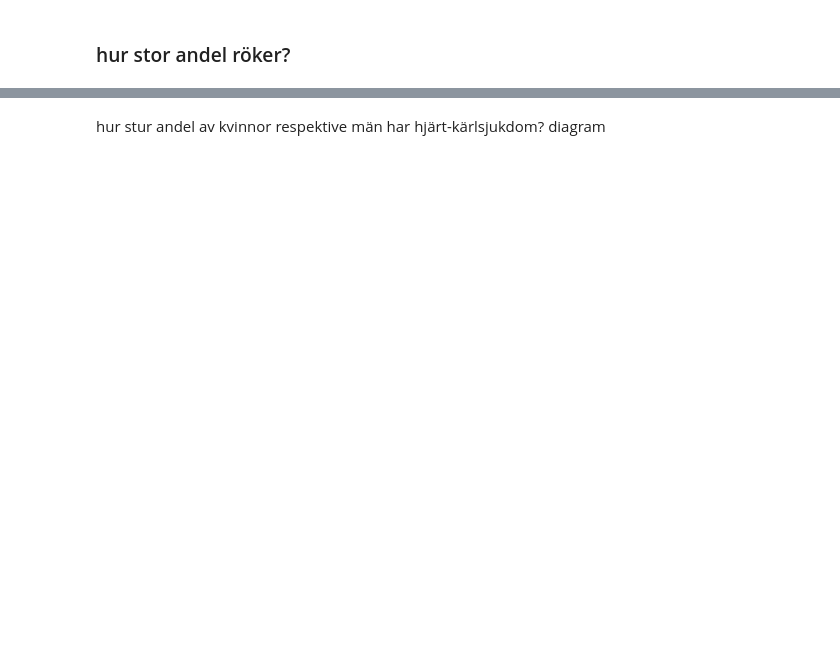
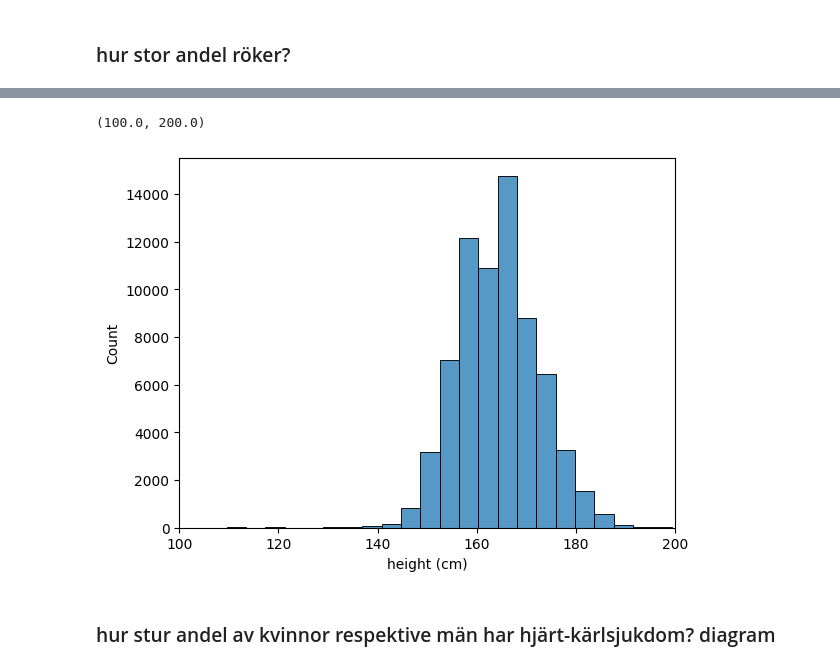
Before and after one commit to Ludwilton/Medical-predictions-lab, a Jupyter notebook: EDA.ipynb, the cells around one changed output, grey strips where cells are left out. Drawn from its saved outputs; the diff is of its cells as text; code cells hidden in the pictures; blank space fills up the shorter version.

```diff
--- a/EDA.ipynb
+++ b/EDA.ipynb
@@ -49,2 +63,9 @@ hur ser längdfördelningen ut? diagram
+# %%
+sns.histplot(df["height"], bins=50)
+plt.xlabel("height (cm)")
+plt.xlim((100,200))
+# %% [output]
+(100.0, 200.0)
+[figure, added]
 # %% [markdown]
-hur stur andel av kvinnor respektive män har hjärt-kärlsjukdom? diagram
+### hur stur andel av kvinnor respektive män har hjärt-kärlsjukdom? diagram
```
Also changed, not shown: parts of 7 cells of this notebook, 2 other files.
